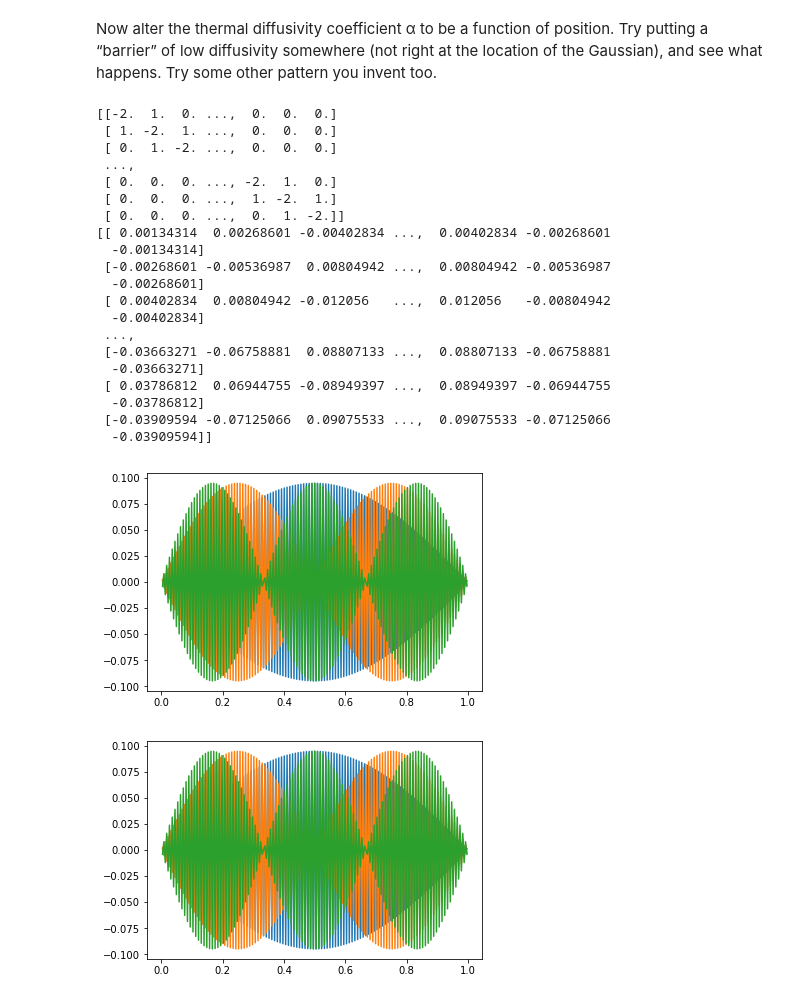
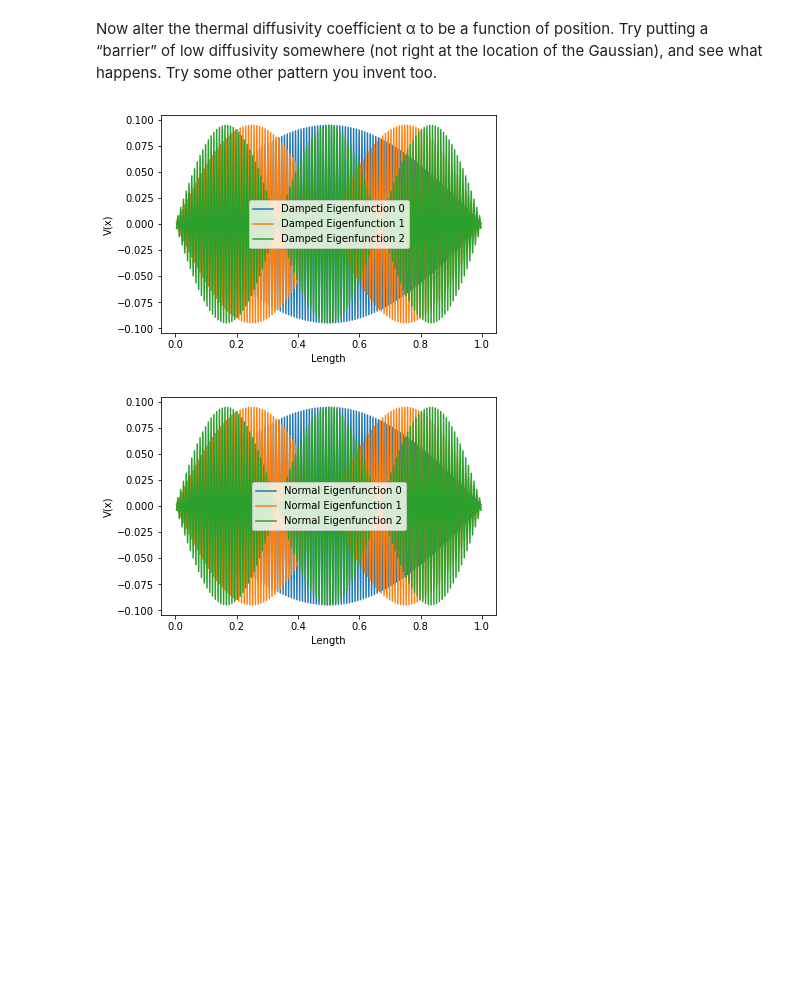
Before and after one commit to comphysics2017/hw7-jqw207, a Jupyter notebook: Problem Set 7.ipynb, the cells around one changed output. Cells and saved outputs as stored; diff of their text form; code cells hidden in the pictures; blank space fills up the shorter version.

```diff
--- a/Problem Set 7.ipynb
+++ b/Problem Set 7.ipynb
@@ -32,7 +32,7 @@ class ThermoRod():
         self.h = 1. / (np.float64(N) + 1.)
         self.x = (np.arange(self.N, dtype=np.float64) + 1.) * self.h
         Diagonals = [np.zeros(N)-2, np.zeros(N-1) + 1, np.zeros(N-1) + 1]
-        self.M = diags(diagonals = Diagonals, offsets = [0, 1, -1], shape=(N,N)).toarray()
+        self.M = sparse.diags(diagonals = Diagonals, offsets = [0, 1, -1], shape=(N,N)).toarray()
     def eig(self):
         vals, vecs = linalg.eig(self.M)
         isort = np.argsort(vals)
@@ -89,5 +89,9 @@ print(Rd.evecs[0:30])
 # %%
 # Comparing the code's graph to the expected solutions indicates that the V(x) solutions are sinusoidal.
 for i in np.arange(3):
-    plt.plot(Rd.x, Rd.evecs[:, i])
+    plt.plot(Rd.x, Rd.evecs[:, i], label = 'Eigenfunction {0}'.format(i))
+plt.xlabel('Length')
+plt.ylabel('V(x)')
+plt.legend()
+plt.show()
 # %% [output]
@@ -112,7 +116,7 @@ class LowThermoRod():
         self.h = 1. / (np.float64(N) + 1.)
         self.x = (np.arange(self.N, dtype=np.float64) + 1.) * self.h
         Diagonals = [np.zeros(N)-2, np.zeros(N-1) + 1, np.zeros(N-1) + 1]
-        self.M = diags(diagonals = Diagonals, offsets = [0, 1, -1], shape=(N,N)).toarray()
+        self.M = sparse.diags(diagonals = Diagonals, offsets = [0, 1, -1], shape=(N,N)).toarray()
     def eig(self):
         vals, vecs = linalg.eig(self.M)
         isort = np.argsort(vals)
@@ -121,58 +125,43 @@ class LowThermoRod():
     def set_coeffs(self, a=None, b=None):
         self.a = a
         self.b = b
     def fit_coeffs(self, d=None):
         """Fit coefficients for eigenvectors for a set of displacements"""
         (u, w, vt) = linalg.svd(self.evecs)
         inz = np.where(w > 1.e-15)[0]
         invw = np.zeros(len(w))
         invw[inz] = 1. / w[inz]
         einv = vt.transpose().dot(np.diag(invw)).dot(u.transpose())
         return(einv.dot(d))
     def frame(self, i):
         period =  2. * np.pi / np.sqrt(self.evals[0])
         t = np.float64(i) / np.float64(nframes) * period * 4
         x = self.x
         coeffs = (self.a * np.cos(np.sqrt(self.evals) * t) +
                   self.b * np.sin(np.sqrt(self.evals) * t))
         y = self.evecs.dot(coeffs).flatten()
         line.set_data(x, y)
         return (line,)
 Lrd = ThermoRod()
 Lrd.eig()
 Min = 30
 Max = 151
 for x in np.linspace(Min, Max, Max-Min+1):
     Lrd.M[int(x)] = Lrd.M[int(x)]*0.01
-print(Lrd.M)
-print(Lrd.evecs[0:30])
+#print(Lrd.M)
+#print(Lrd.evecs[0:30])
 for i in np.arange(3):
-    plt.plot(Lrd.x, Lrd.evecs[:, i])
+    plt.plot(Lrd.x, Lrd.evecs[:, i], label = 'Damped Eigenfunction {0}'.format(i))
+plt.xlabel('Length')
+plt.ylabel('V(x)')
+plt.legend()
 plt.show()
 for i in np.arange(3):
-    plt.plot(Rd.x, Rd.evecs[:, i])
-plt.show()
-# No noticable different is observed. This may be a coding or calculation error, however.
+    plt.plot(Rd.x, Rd.evecs[:, i], label = 'Normal Eigenfunction {0}'.format(i))
+plt.xlabel('Length')
+plt.ylabel('V(x)')
+plt.legend()
+plt.show()# No noticable different is observed. This may be a coding or calculation error, however.
 # %% [output]
-[[-2.  1.  0. ...,  0.  0.  0.]
- [ 1. -2.  1. ...,  0.  0.  0.]
- [ 0.  1. -2. ...,  0.  0.  0.]
- ...,
- [ 0.  0.  0. ..., -2.  1.  0.]
- [ 0.  0.  0. ...,  1. -2.  1.]
- [ 0.  0.  0. ...,  0.  1. -2.]]
-[[ 0.00134314  0.00268601 -0.00402834 ...,  0.00402834 -0.00268601
-  -0.00134314]
- [-0.00268601 -0.00536987  0.00804942 ...,  0.00804942 -0.00536987
-  -0.00268601]
- [ 0.00402834  0.00804942 -0.012056   ...,  0.012056   -0.00804942
-  -0.00402834]
- ...,
- [-0.03663271 -0.06758881  0.08807133 ...,  0.08807133 -0.06758881
-  -0.03663271]
- [ 0.03786812  0.06944755 -0.08949397 ...,  0.08949397 -0.06944755
-  -0.03786812]
- [-0.03909594 -0.07125066  0.09075533 ...,  0.09075533 -0.07125066
-  -0.03909594]]
-[figure, old version]
+[figure, new version]
-[figure, old version]
+[figure, new version]
```
Also changed, not shown: parts of 1 cell of this notebook.
